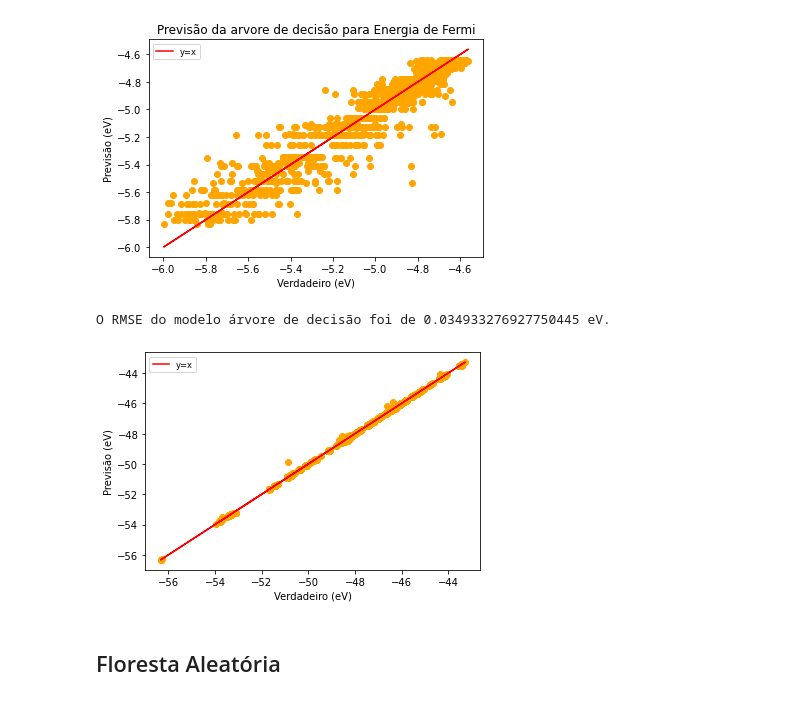
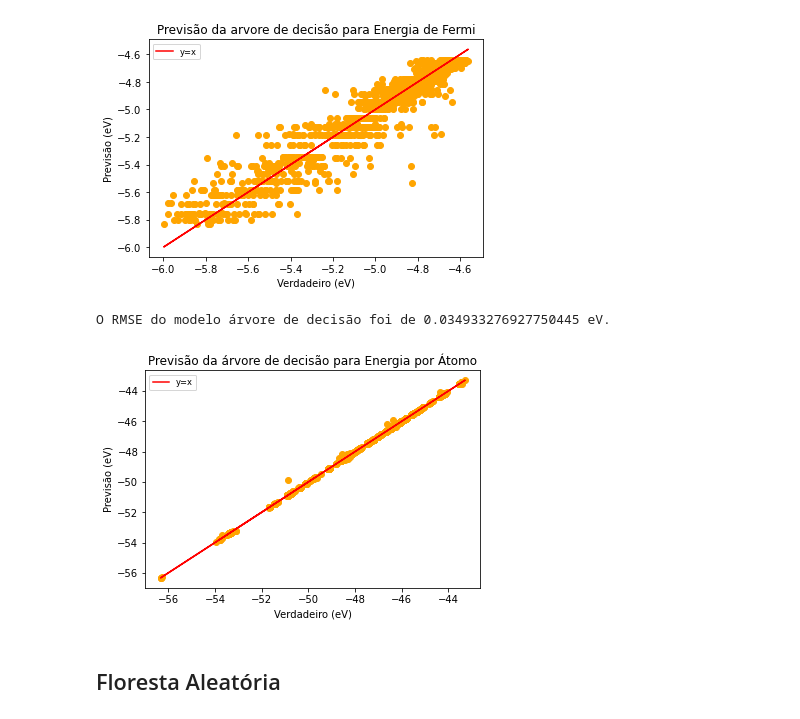
Before and after one commit to Karl-Marcos/ML-2022-DIMP, a Jupyter notebook: bloco_2.ipynb, the cells around one changed output. Saved outputs shown, nothing was run; the diff lists cells and outputs as text; code cells hidden in the pictures.

```diff
--- a/bloco_2.ipynb
+++ b/bloco_2.ipynb
@@ -386,10 +386,10 @@ arvore(x_treino_fe, y_treino_fe, x_teste_fe, y_teste_fe,'Energia de Fermi' ,n_fo
 O RMSE do modelo árvore de decisão foi de 0.08565519410995863 eV.
 [figure]
 # %%
-arvore(x_treino_en, y_treino_en, x_teste_en, y_teste_en,'Energia por átomo' ,n_folhas_en, n_profundidade_en)
+arvore(x_treino_en, y_treino_en, x_teste_en, y_teste_en,'Energia por Átomo' ,n_folhas_en, n_profundidade_en)
 # %% [output]
 O RMSE do modelo árvore de decisão foi de 0.034933276927750445 eV.
-[figure, old version]
+[figure, new version]
 # %% [markdown]
 ## Floresta Aleatória
 # %% [markdown]
```
Also changed, not shown: parts of 5 cells of this notebook.
